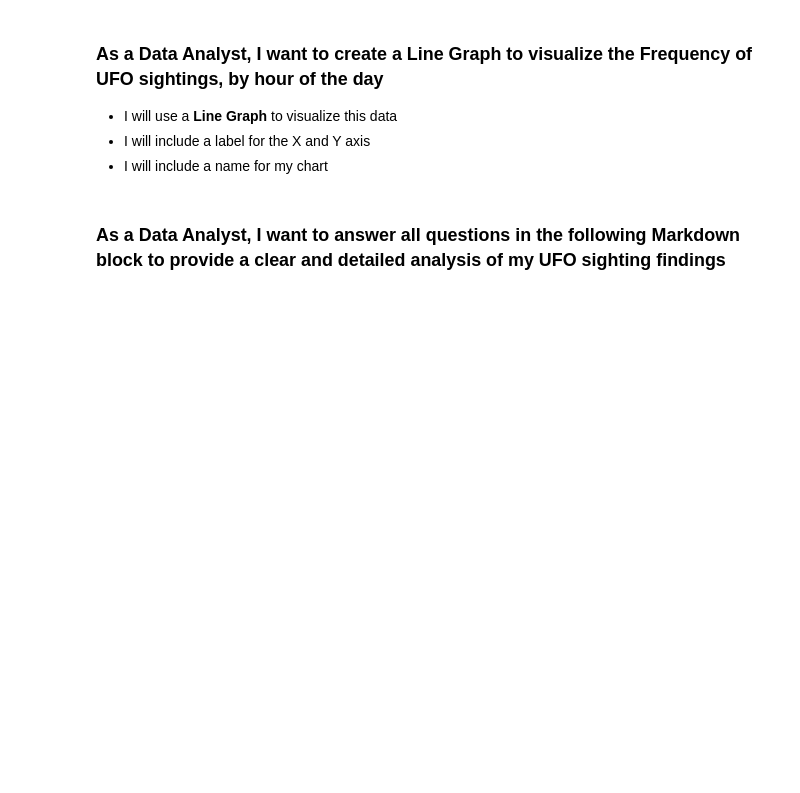
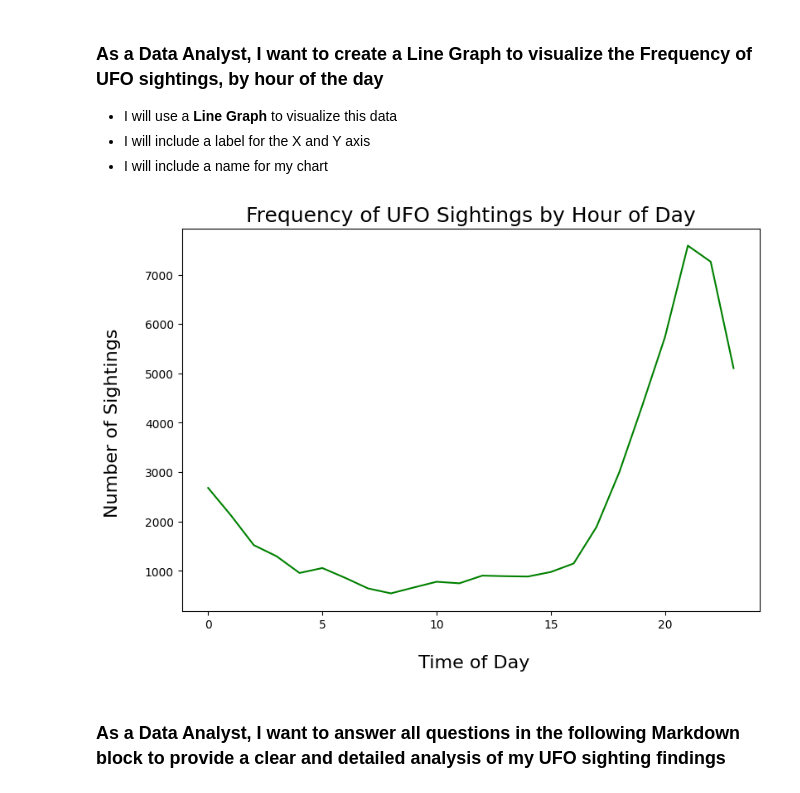
Before and after one commit to anbenbow/Visualizing-Data-with-Matplotlib, a Jupyter notebook: Pandas_MatPlotLib_User_Stories.ipynb, the cells around one changed output. Cells and saved outputs as stored; diff of their text form; code cells hidden in the pictures; blank space fills up the shorter version.

```diff
--- a/Pandas_MatPlotLib_User_Stories.ipynb
+++ b/Pandas_MatPlotLib_User_Stories.ipynb
@@ -67,6 +137,19 @@ nonnull_df
 * I will use a **Line Graph** to visualize this data
 * I will include a label for the X and Y axis
 * I will include a name for my chart
+# %%
+filtered_df['Date_Time'] = pd.to_datetime(df['Date_Time'])
+filtered_df['Date_Time']=filtered_df['Date_Time'].dt.hour
+
+sightings_by_hour = filtered_df['Date_Time'].value_counts().sort_index();
+sightings_by_hour.plot.line(figsize=(9,6),color='green');
+plt.xlabel('\n Time of Day',fontsize=16)
+plt.ylabel('Number of Sightings \n',fontsize=16)
+plt.title('Frequency of UFO Sightings by Hour of Day',fontsize=18)
+plt.xticks(fontsize=10);
+plt.yticks(fontsize=10);
+# %% [output]
+[figure, added]
 # %% [markdown]
 ### As a Data Analyst, I want to answer all questions in the following Markdown block to provide a **clear and detailed analysis of my UFO sighting findings**
 # %% [markdown]
```
Also changed, not shown: parts of 6 cells of this notebook.
